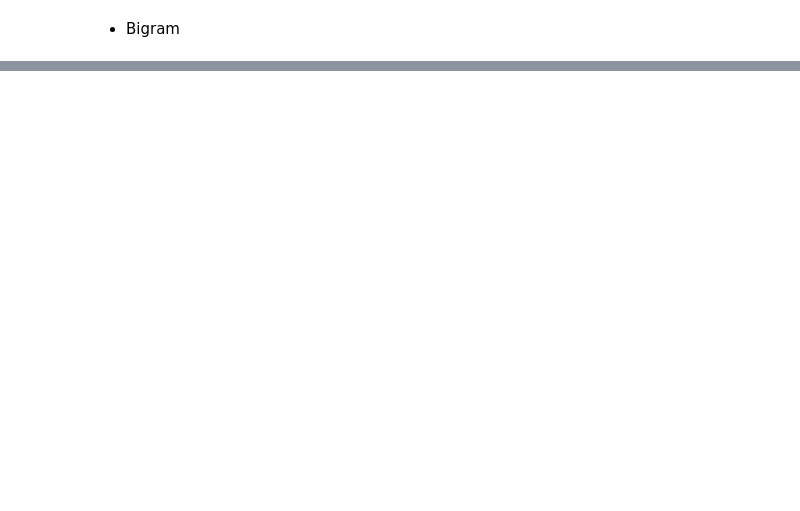
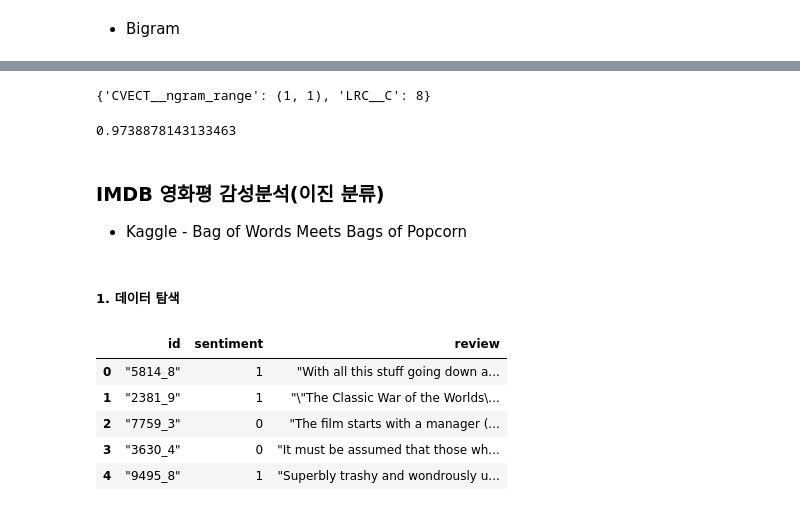
Before and after one commit to haeeema/MachineLearningLecture, a Jupyter notebook: 07.TextAnalysis/02.Spam.ipynb, the cells around one changed output, grey strips where cells are left out. Saved outputs shown, nothing was run; the diff lists cells and outputs as text; code cells hidden in the pictures; blank space fills up the shorter version.

```diff
--- a/07.TextAnalysis/02.Spam.ipynb
+++ b/07.TextAnalysis/02.Spam.ipynb
@@ -87,0 +236,25 @@ lrc.score(X_test_cv2, y_test)
+# %%
+grid_pipe.best_params_
+# %% [output]
+{'CVECT__ngram_range': (1, 1), 'LRC__C': 8}
+# %%
+grid_pipe.best_estimator_.score(X_test, y_test)
+# %% [output]
+0.9738878143133463
+# %% [markdown]
+### IMDB 영화평 감성분석(이진 분류)
+- Kaggle - Bag of Words Meets Bags of Popcorn
+# %% [markdown]
+##### 1. 데이터 탐색
+# %%
+import numpy as np
+import pandas as pd
+df = pd.read_csv('data/labeledTrainData.tsv', sep='\t', quoting=3)  # 3: Quote None
+df.head()
+# %% [output]
+|  | id | sentiment | review |
+| 0 | "5814_8" | 1 | "With all this stuff going down a... |
+| 1 | "2381_9" | 1 | "\"The Classic War of the Worlds\... |
+| 2 | "7759_3" | 0 | "The film starts with a manager (... |
+| 3 | "3630_4" | 0 | "It must be assumed that those wh... |
+| 4 | "9495_8" | 1 | "Superbly trashy and wondrously u... |
```
Also changed, not shown: parts of 58 cells of this notebook, 9 other files.
